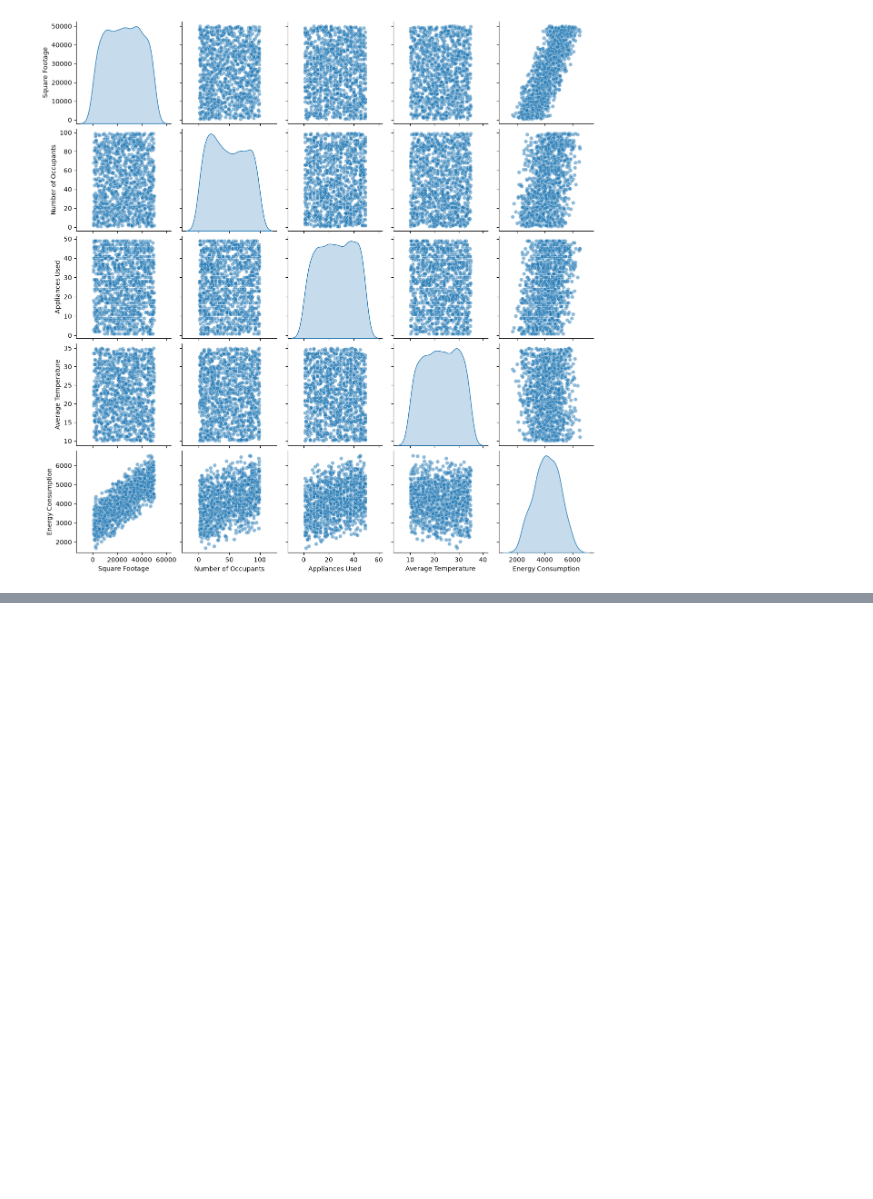
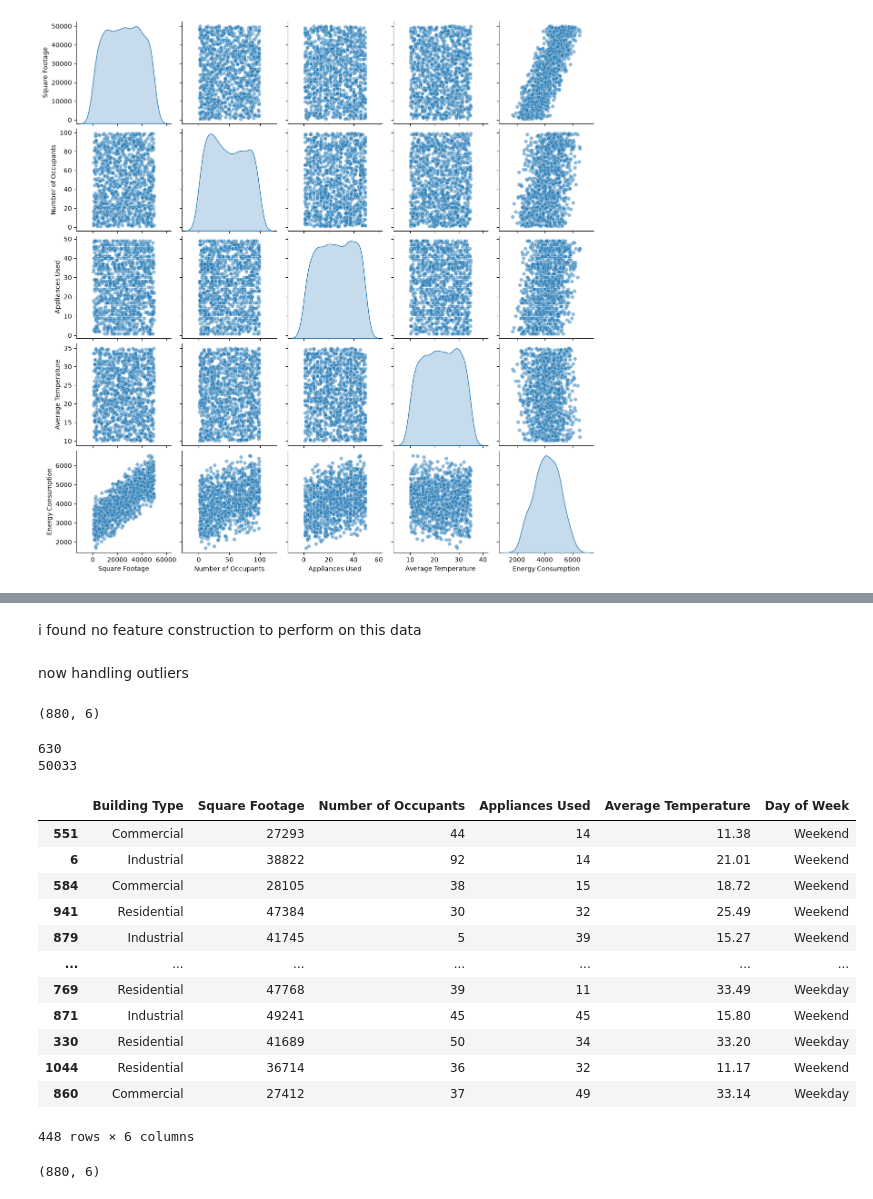
Before and after one commit to 12shivamkuma/Smart-Building-Energy-Cost-Predictor-, a Jupyter notebook: notebooks/energy_cost_prediction.ipynb, the cells around one changed output, grey strips where cells are left out. Drawn from its saved outputs; the diff is of its cells as text; code cells hidden in the pictures; blank space fills up the shorter version.

Commit message:
detected outlier in the Square footage colums

```diff
--- a/notebooks/energy_cost_prediction.ipynb
+++ b/notebooks/energy_cost_prediction.ipynb
@@ -213,0 +220,43 @@ sns.pairplot(data[num_cols], diag_kind='kde', kind='scatter', plot_kws={'alpha':
+# %%
+from sklearn.model_selection import train_test_split
+X = data[['Building Type', 'Square Footage', 'Number of Occupants',
+          'Appliances Used', 'Average Temperature', 'Day of Week']]
+y = data['Energy Consumption']
+X_train, X_test, y_train, y_test = train_test_split(X,y,test_size=0.2, random_state=42)
+# %% [markdown]
+i  found no feature construction to perform on this data
+# %% [markdown]
+now handling outliers
+# %%
+X_train.shape
+# %% [output]
+(880, 6)
+# %%
+
+mean=X_train['Square Footage'].mean()
+std=X_train['Square Footage'].std()
+print(X_train['Square Footage'].min())
+print(X_train['Square Footage'].max())
+# %% [output]
+630
+50033
+# %%
+X_train[X_train['Square Footage'] < (X_train['Square Footage']-mean)/3*std]
+# %% [output]
+|  | Building Type | Square Footage | Number of Occupants | Appliances Used | Average Temperature | Day of Week |
+| 551 | Commercial | 27293 | 44 | 14 | 11.38 | Weekend |
+| 6 | Industrial | 38822 | 92 | 14 | 21.01 | Weekend |
+| 584 | Commercial | 28105 | 38 | 15 | 18.72 | Weekend |
+| 941 | Residential | 47384 | 30 | 32 | 25.49 | Weekend |
+| 879 | Industrial | 41745 | 5 | 39 | 15.27 | Weekend |
+| ... | ... | ... | ... | ... | ... | ... |
+| 769 | Residential | 47768 | 39 | 11 | 33.49 | Weekday |
+| 871 | Industrial | 49241 | 45 | 45 | 15.80 | Weekend |
+| 330 | Residential | 41689 | 50 | 34 | 33.20 | Weekday |
+| 1044 | Residential | 36714 | 36 | 32 | 11.17 | Weekend |
+| 860 | Commercial | 27412 | 37 | 49 | 33.14 | Weekday |
+448 rows × 6 columns
+# %%
+X_train.shape
+# %% [output]
+(880, 6)
```
Also changed, not shown: parts of 4 cells of this notebook.
